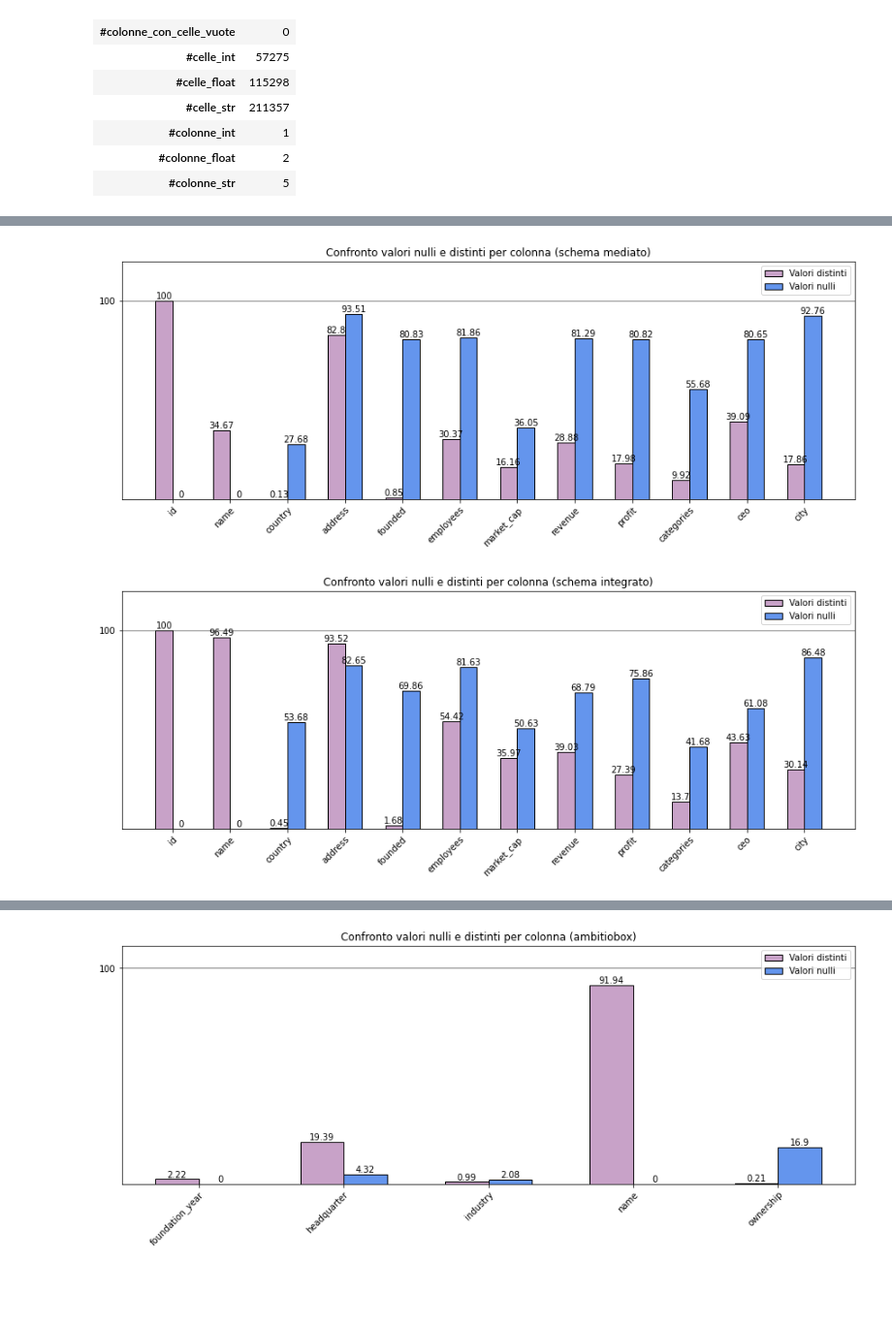
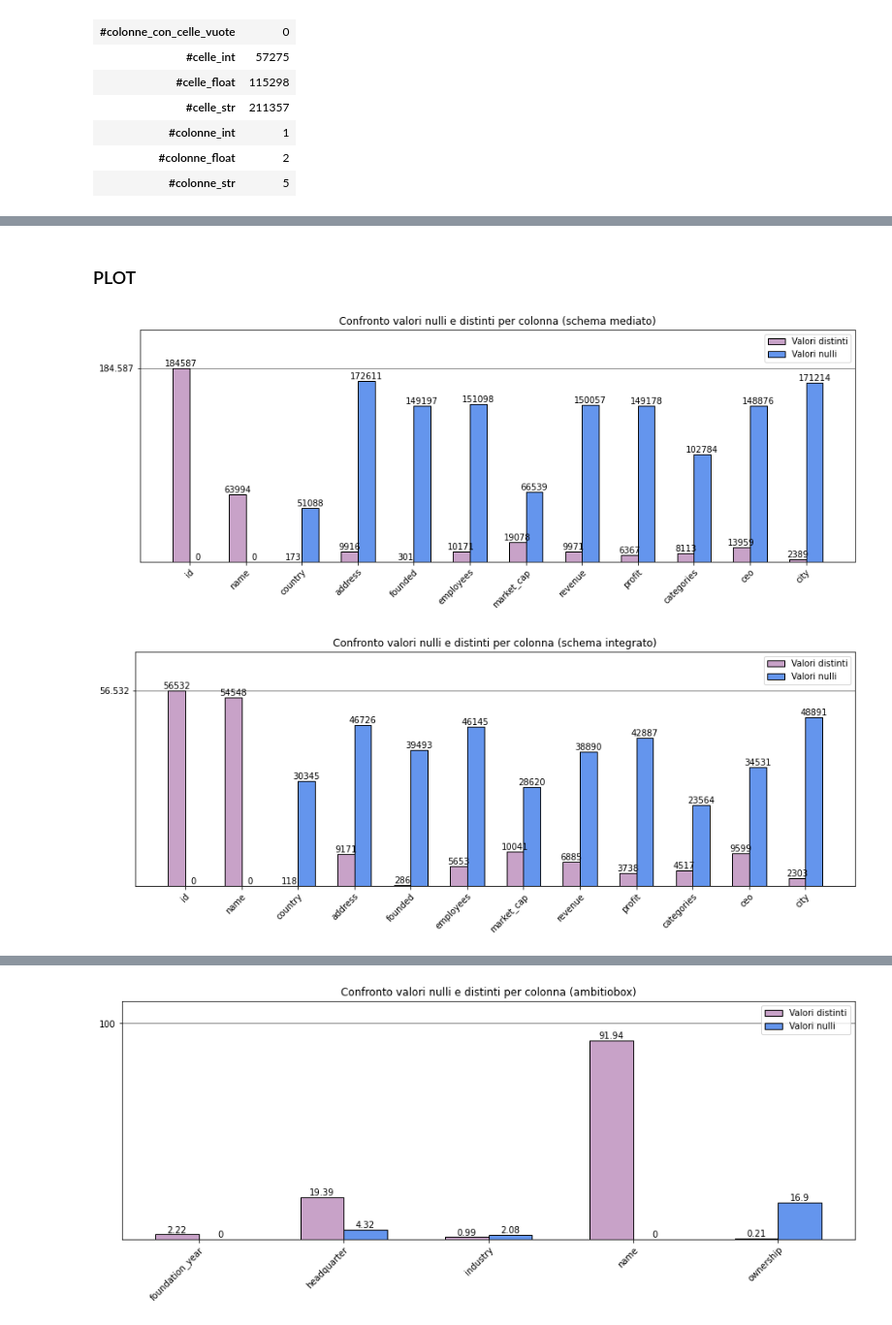
Before and after one commit to Data-Integration-Lilla-team/hw-8-Data_integration, a Jupyter notebook: Project/Record linkage/Profiling/ProfilingMergedDataset.ipynb, the cells around one changed output, grey strips where cells are left out. Shown: that part at 97% size. Drawn from its saved outputs; the diff is of its cells as text; code cells hidden in the pictures; blank space fills up the shorter version.

```diff
--- a/Project/Record linkage/Profiling/ProfilingMergedDataset.ipynb
+++ b/Project/Record linkage/Profiling/ProfilingMergedDataset.ipynb
@@ -155,3 +184,5 @@ df_info2
+# %% [markdown]
+### PLOT
 # %%
 color_of_bar = "#c8a2c8"
 color_of_edge = "#000000"
@@ -178,33 +209,33 @@ def two_bar_plot(keys, values1, values2, label1, label2, title, v_max, dim=(15,
     plt.savefig(make_path(file_name), bbox_inches='tight', transparent=True)
     plt.show()
 # %%
-values1 = list(unique_percentage1.values())
-values2 = list(null_percentage1.values())
+values1 = list(distinct_value1.values())
+values2 = list(null_value1.values())
 
 label1 = "Valori distinti"
 label2 = "Valori nulli"
 
-keys = list(null_percentage1.keys())
+keys = list(null_value1.keys())
 
 title = "Confronto valori nulli e distinti per colonna (schema mediato)"
 
 v_max = df_info1.loc["#righe"][0]
 
-two_bar_plot(keys, values1, values2, label1, label2, title, 100)
+two_bar_plot(keys, values1, values2, label1, label2, title, v_max)
 # %% [output]
-[figure, old version]
+[figure, new version]
 # %%
-values1 = list(unique_percentage2.values())
-values2 = list(null_percentage2.values())
+values1 = list(distinct_value2.values())
+values2 = list(null_value2.values())
 
 label1 = "Valori distinti"
 label2 = "Valori nulli"
 
-keys = list(null_percentage2.keys())
+keys = list(null_value2.keys())
 
 title = "Confronto valori nulli e distinti per colonna (schema integrato)"
 
 v_max = df_info2.loc["#righe"][0]
-two_bar_plot(keys, values1, values2, label1, label2, title, 100)
+two_bar_plot(keys, values1, values2, label1, label2, title, v_max)
 # %% [output]
-[figure, old version]
+[figure, new version]
```
Also changed, not shown: parts of 6 cells of this notebook, 53 other files.
